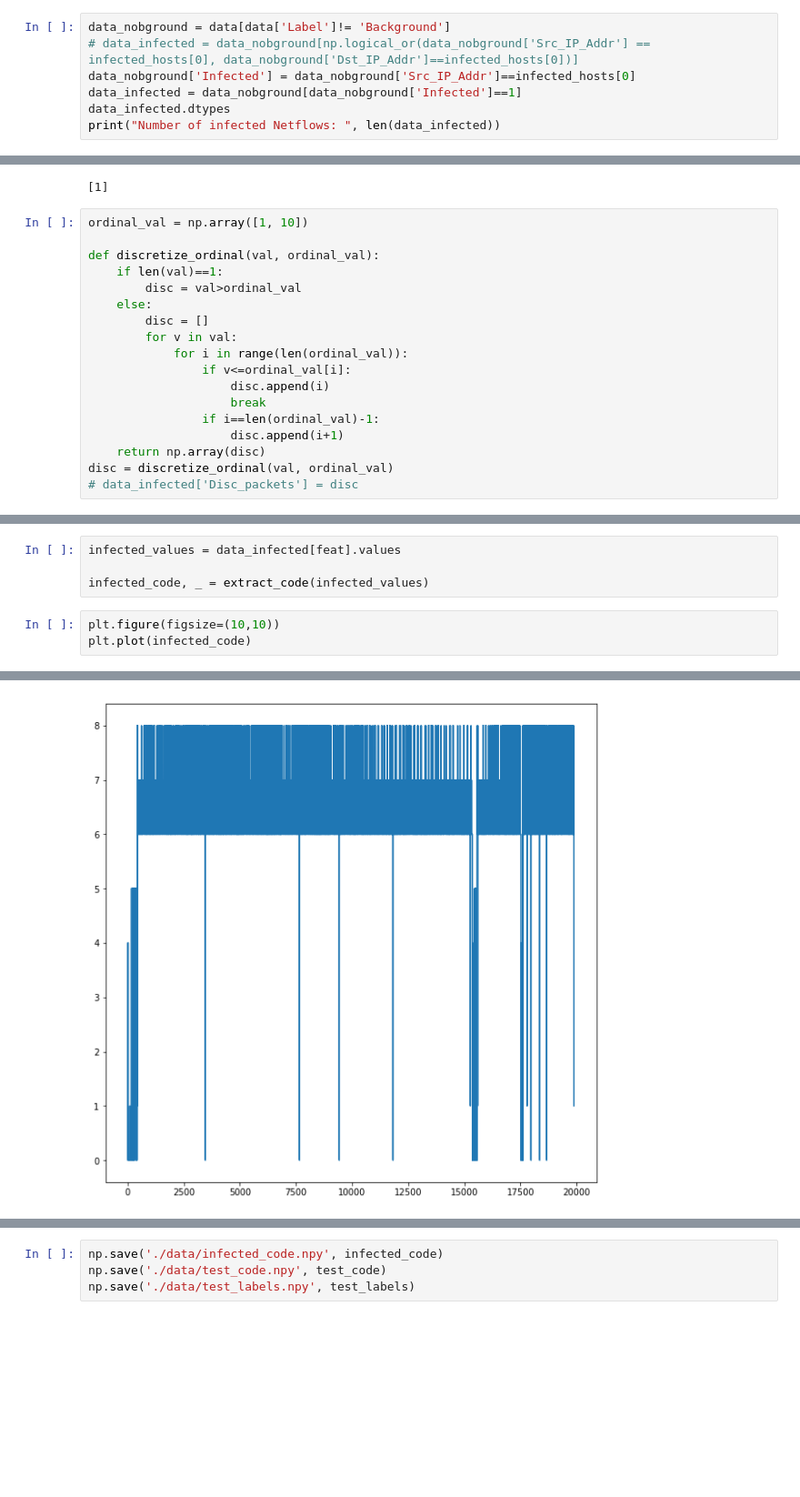
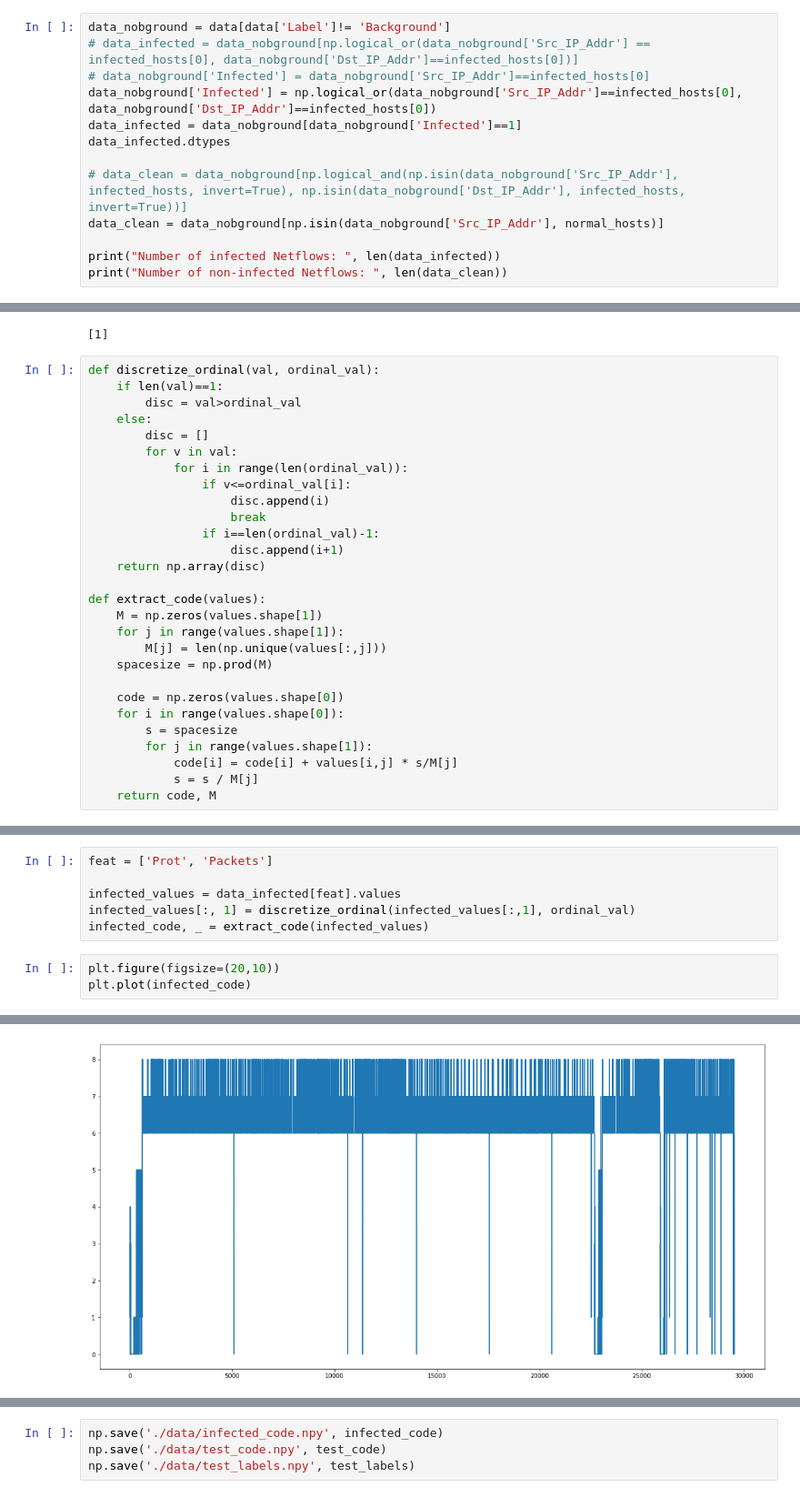
Before and after one commit to giannislelekas/CS4035, a Jupyter notebook: lab3/Flow_Data_Discretiazation_Task.ipynb, the cells around one changed output, grey strips where cells are left out. Shown at 91% size. Drawn from its saved outputs; the diff is of its cells as text; blank space fills up the shorter version.

Commit message:
silhouette scores added in discretization, plus some extra features; first attempts on bonus task

```diff
--- a/lab3/Flow_Data_Discretiazation_Task.ipynb
+++ b/lab3/Flow_Data_Discretiazation_Task.ipynb
@@ -81,8 +83,14 @@ label_mapping
 # %%
 data_nobground = data[data['Label']!= 'Background']
 # data_infected = data_nobground[np.logical_or(data_nobground['Src_IP_Addr'] == infected_hosts[0], data_nobground['Dst_IP_Addr']==infected_hosts[0])]
-data_nobground['Infected'] = data_nobground['Src_IP_Addr']==infected_hosts[0]
+# data_nobground['Infected'] = data_nobground['Src_IP_Addr']==infected_hosts[0]
+data_nobground['Infected'] = np.logical_or(data_nobground['Src_IP_Addr']==infected_hosts[0], data_nobground['Dst_IP_Addr']==infected_hosts[0])
 data_infected = data_nobground[data_nobground['Infected']==1]
 data_infected.dtypes
+
+# data_clean = data_nobground[np.logical_and(np.isin(data_nobground['Src_IP_Addr'], infected_hosts, invert=True), np.isin(data_nobground['Dst_IP_Addr'], infected_hosts, invert=True))]
+data_clean = data_nobground[np.isin(data_nobground['Src_IP_Addr'], normal_hosts)]
+
 print("Number of infected Netflows: ", len(data_infected))
+print("Number of non-infected Netflows: ", len(data_clean))
 # %% [output]
@@ -154,8 +305,6 @@ print(ordinal_val)
 # %% [output]
 [1]
 # %%
-ordinal_val = np.array([1, 10])
-
 def discretize_ordinal(val, ordinal_val):
     if len(val)==1:
         disc = val>ordinal_val
@@ -169,5 +318,17 @@ def discretize_ordinal(val, ordinal_val):
                 if i==len(ordinal_val)-1:
                     disc.append(i+1)
     return np.array(disc)
-disc = discretize_ordinal(val, ordinal_val)
-# data_infected['Disc_packets'] = disc
+
+def extract_code(values):
+    M = np.zeros(values.shape[1])
+    for j in range(values.shape[1]):
+        M[j] = len(np.unique(values[:,j]))
+    spacesize = np.prod(M)
+
+    code = np.zeros(values.shape[0])
+    for i in range(values.shape[0]):
+        s = spacesize
+        for j in range(values.shape[1]):
+            code[i] = code[i] + values[i,j] * s/M[j]
+            s = s / M[j]
+    return code, M
@@ -208,11 +335,13 @@ def extract_code(values):
 # %%
+feat = ['Prot', 'Packets']
+
 infected_values = data_infected[feat].values
-
+infected_values[:, 1] = discretize_ordinal(infected_values[:,1], ordinal_val)
 infected_code, _ = extract_code(infected_values)
 # %%
-plt.figure(figsize=(10,10))
+plt.figure(figsize=(20,10))
 plt.plot(infected_code)
 # %% [output]
 [<matplotlib.lines.Line2D at 0x...>]
-[figure, old version]
+[figure, new version]
 # %%
```
Also changed, not shown: parts of 23 cells of this notebook, 1 other file.
